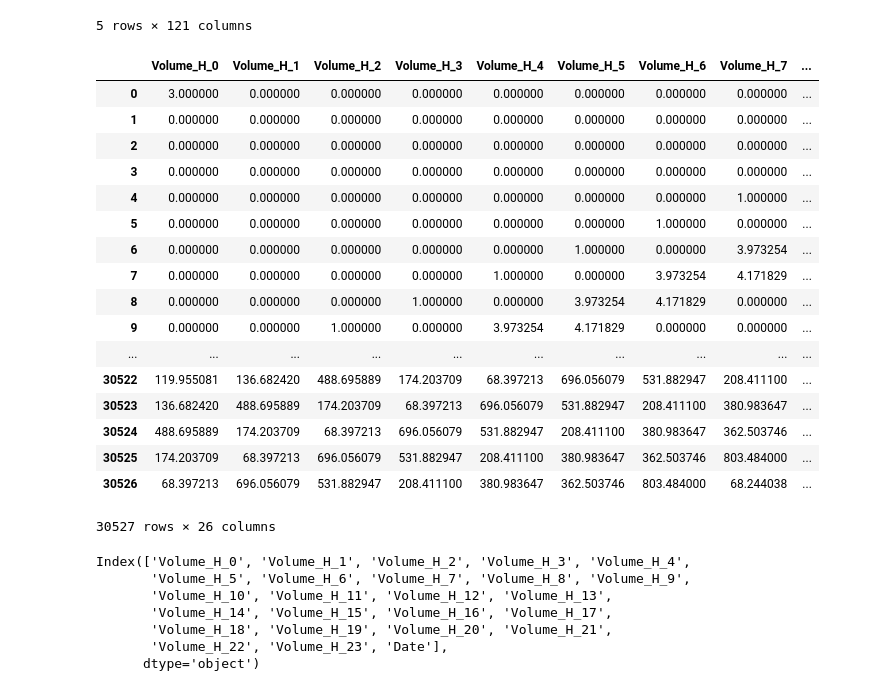
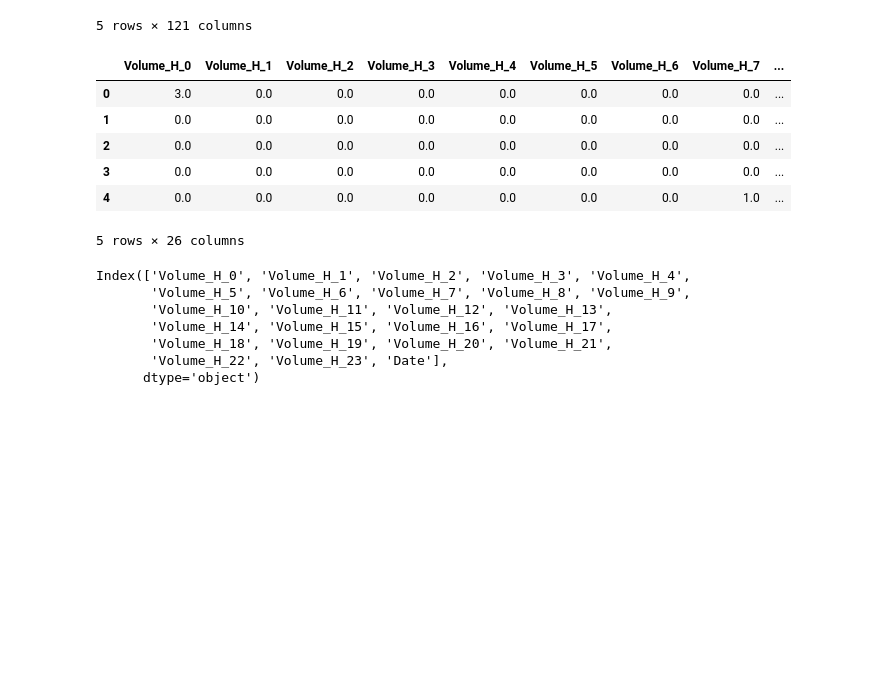
Before and after one commit to Nexil221/BSc-project, a Jupyter notebook: rf1.ipynb, the cells around one changed output. Drawn from its saved outputs; the diff is of its cells as text; code cells hidden in the pictures; blank space fills up the shorter version.

```diff
--- a/rf1.ipynb
+++ b/rf1.ipynb
@@ -41,6 +41,11 @@ crypto_data.head()
 # %%
 crypto_data['Date'] = pd.to_datetime(crypto_data['Date'])
 #crypto_data['Date'] = pd.to_numeric(crypto_data['Date'])
+# %%
+df_btc = crypto_data[crypto_data['Symbol'] == 'BTCUSD']
+df_eth = crypto_data[crypto_data['Symbol'] == 'ETHUSD']
+df_ltc = crypto_data[crypto_data['Symbol'] == 'LTCUSD']
+df_zec = crypto_data[crypto_data['Symbol'] == 'ZECUSD']
 # %%
 #btc - 30563
 #eth - 55991
@@ -50,10 +55,10 @@ crypto_data['Date'] = pd.to_datetime(crypto_data['Date'])
 fig = plt.figure(1, figsize=(12,10))
 for i in range(2, 6):
     tmp_fig = fig.add_subplot(2,2,i-1)
-    plt.plot(crypto_data.iloc[:30563, 0], crypto_data.iloc[:30563, i], label="BTC") #Open
-    plt.plot(crypto_data.iloc[30564:55991, 0], crypto_data.iloc[30564:55991, i], label="ETH")
-    plt.plot(crypto_data.iloc[55992:60059, 0], crypto_data.iloc[55992:60059, i], label="LTC")
-    plt.plot(crypto_data.iloc[60060:67655, 0], crypto_data.iloc[60060:67655, i], label="ZEC")
+    plt.plot(crypto_data.iloc[:df_btc.iloc[-1:].index[0], 0], crypto_data.iloc[:df_btc.iloc[-1:].index[0], i], label="BTC") #Open
+    plt.plot(crypto_data.iloc[df_btc.iloc[-1:].index[0]+1:df_eth.iloc[-1:].index[0], 0], crypto_data.iloc[df_btc.iloc[-1:].index[0]+1:df_eth.iloc[-1:].index[0], i], label="ETH")
+    plt.plot(crypto_data.iloc[df_eth.iloc[-1:].index[0]+1:df_ltc.iloc[-1:].index[0], 0], crypto_data.iloc[df_eth.iloc[-1:].index[0]+1:df_ltc.iloc[-1:].index[0], i], label="LTC")
+    plt.plot(crypto_data.iloc[df_ltc.iloc[-1:].index[0]+1:df_zec.iloc[-1:].index[0], 0], crypto_data.iloc[df_ltc.iloc[-1:].index[0]+1:df_zec.iloc[-1:].index[0], i], label="ZEC")
     plt.legend()
     plt.ylabel('USD')
     plt.xlabel('Date(Unix Timestamp)')
@@ -125,0 +182,14 @@ See the caveats in the documentation: http://pandas.pydata.org/pandas-docs/stabl
+# %%
+colname=['High', 'Low', 'Volume']
+symbol_name=['BTC', 'ETH']
+colnames_li=[]
+for symbol in symbol_name:
+    for i in range(24):
+        for col in colname:
+            col_names= [symbol + '_' + col + '_H_' + str(i)]
+            #print(col_names)
+            colnames_li.append(col_names)
+
+#change column names from colnames_li(list)
+for j in range(len(df_btc_eth.columns)-2):
+    df_btc_eth.columns.values[j] = colnames_li[j][0]
@@ -208,26 +328,15 @@ for i in range( len(df_volume)-1):
 # %%
 df_volume.drop(df_volume.index[30527], inplace=True)
 # %%
-df_volume
+df_volume.head()
 # %% [output]
 |  | Volume_H_0 | Volume_H_1 | Volume_H_2 | Volume_H_3 | Volume_H_4 | Volume_H_5 | Volume_H_6 | Volume_H_7 | ... |
-| 0 | 3.000000 | 0.000000 | 0.000000 | 0.000000 | 0.000000 | 0.000000 | 0.000000 | 0.000000 | ... |
-| 1 | 0.000000 | 0.000000 | 0.000000 | 0.000000 | 0.000000 | 0.000000 | 0.000000 | 0.000000 | ... |
-| 2 | 0.000000 | 0.000000 | 0.000000 | 0.000000 | 0.000000 | 0.000000 | 0.000000 | 0.000000 | ... |
-| 3 | 0.000000 | 0.000000 | 0.000000 | 0.000000 | 0.000000 | 0.000000 | 0.000000 | 0.000000 | ... |
-| 4 | 0.000000 | 0.000000 | 0.000000 | 0.000000 | 0.000000 | 0.000000 | 0.000000 | 1.000000 | ... |
-| 5 | 0.000000 | 0.000000 | 0.000000 | 0.000000 | 0.000000 | 0.000000 | 1.000000 | 0.000000 | ... |
-| 6 | 0.000000 | 0.000000 | 0.000000 | 0.000000 | 0.000000 | 1.000000 | 0.000000 | 3.973254 | ... |
-| 7 | 0.000000 | 0.000000 | 0.000000 | 0.000000 | 1.000000 | 0.000000 | 3.973254 | 4.171829 | ... |
-| 8 | 0.000000 | 0.000000 | 0.000000 | 1.000000 | 0.000000 | 3.973254 | 4.171829 | 0.000000 | ... |
-| 9 | 0.000000 | 0.000000 | 1.000000 | 0.000000 | 3.973254 | 4.171829 | 0.000000 | 0.000000 | ... |
-| ... | ... | ... | ... | ... | ... | ... | ... | ... | ... |
-| 30522 | 119.955081 | 136.682420 | 488.695889 | 174.203709 | 68.397213 | 696.056079 | 531.882947 | 208.411100 | ... |
-| 30523 | 136.682420 | 488.695889 | 174.203709 | 68.397213 | 696.056079 | 531.882947 | 208.411100 | 380.983647 | ... |
-| 30524 | 488.695889 | 174.203709 | 68.397213 | 696.056079 | 531.882947 | 208.411100 | 380.983647 | 362.503746 | ... |
-| 30525 | 174.203709 | 68.397213 | 696.056079 | 531.882947 | 208.411100 | 380.983647 | 362.503746 | 803.484000 | ... |
-| 30526 | 68.397213 | 696.056079 | 531.882947 | 208.411100 | 380.983647 | 362.503746 | 803.484000 | 68.244038 | ... |
+| 0 | 3.0 | 0.0 | 0.0 | 0.0 | 0.0 | 0.0 | 0.0 | 0.0 | ... |
+| 1 | 0.0 | 0.0 | 0.0 | 0.0 | 0.0 | 0.0 | 0.0 | 0.0 | ... |
+| 2 | 0.0 | 0.0 | 0.0 | 0.0 | 0.0 | 0.0 | 0.0 | 0.0 | ... |
+| 3 | 0.0 | 0.0 | 0.0 | 0.0 | 0.0 | 0.0 | 0.0 | 0.0 | ... |
+| 4 | 0.0 | 0.0 | 0.0 | 0.0 | 0.0 | 0.0 | 0.0 | 1.0 | ... |
-30527 rows × 26 columns
+5 rows × 26 columns
 # %%
 a = df_volume.copy()
 a['Date'] = pd.to_numeric(a['Date'], errors='coerce')
```
Also changed, not shown: parts of 18 cells of this notebook, 3 other files.
